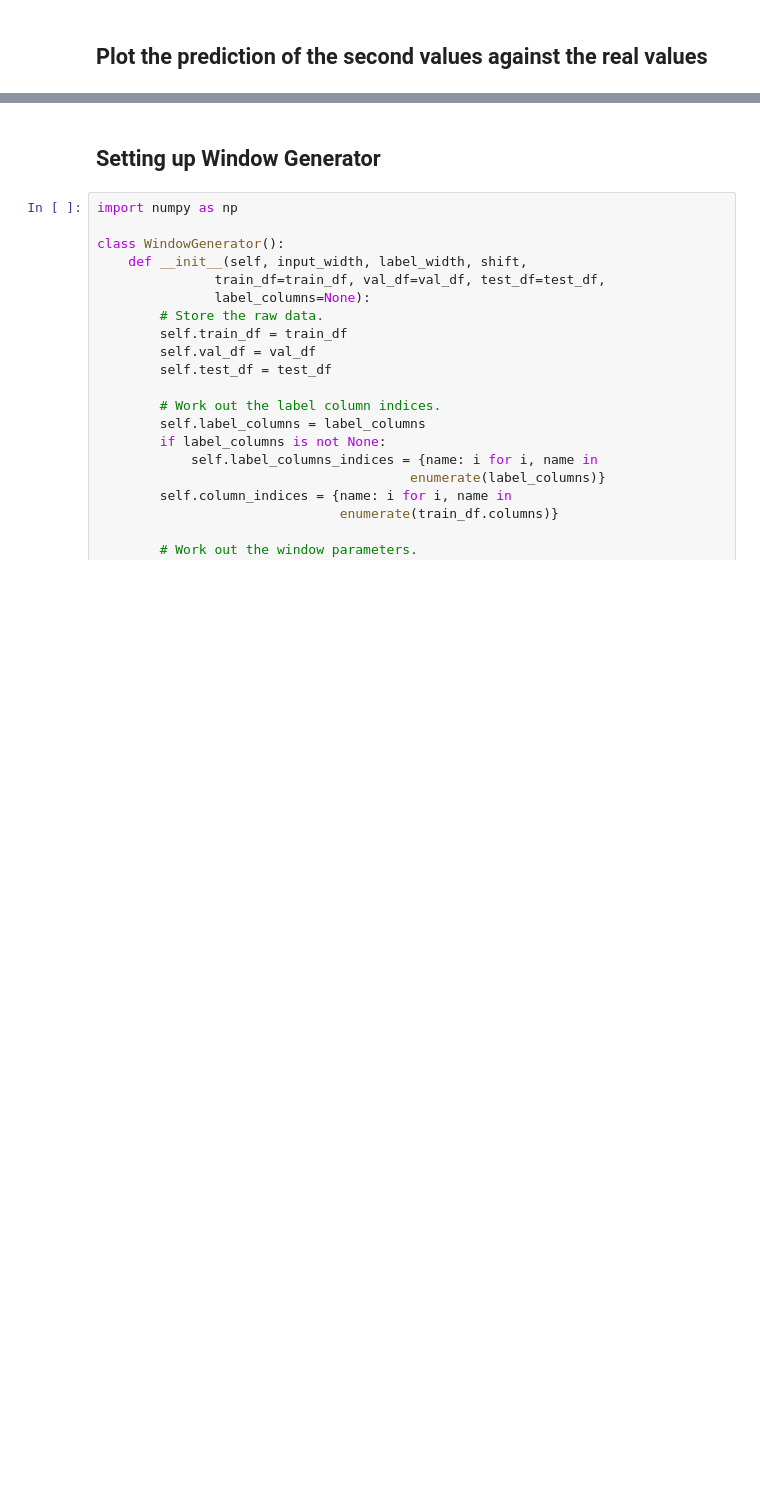
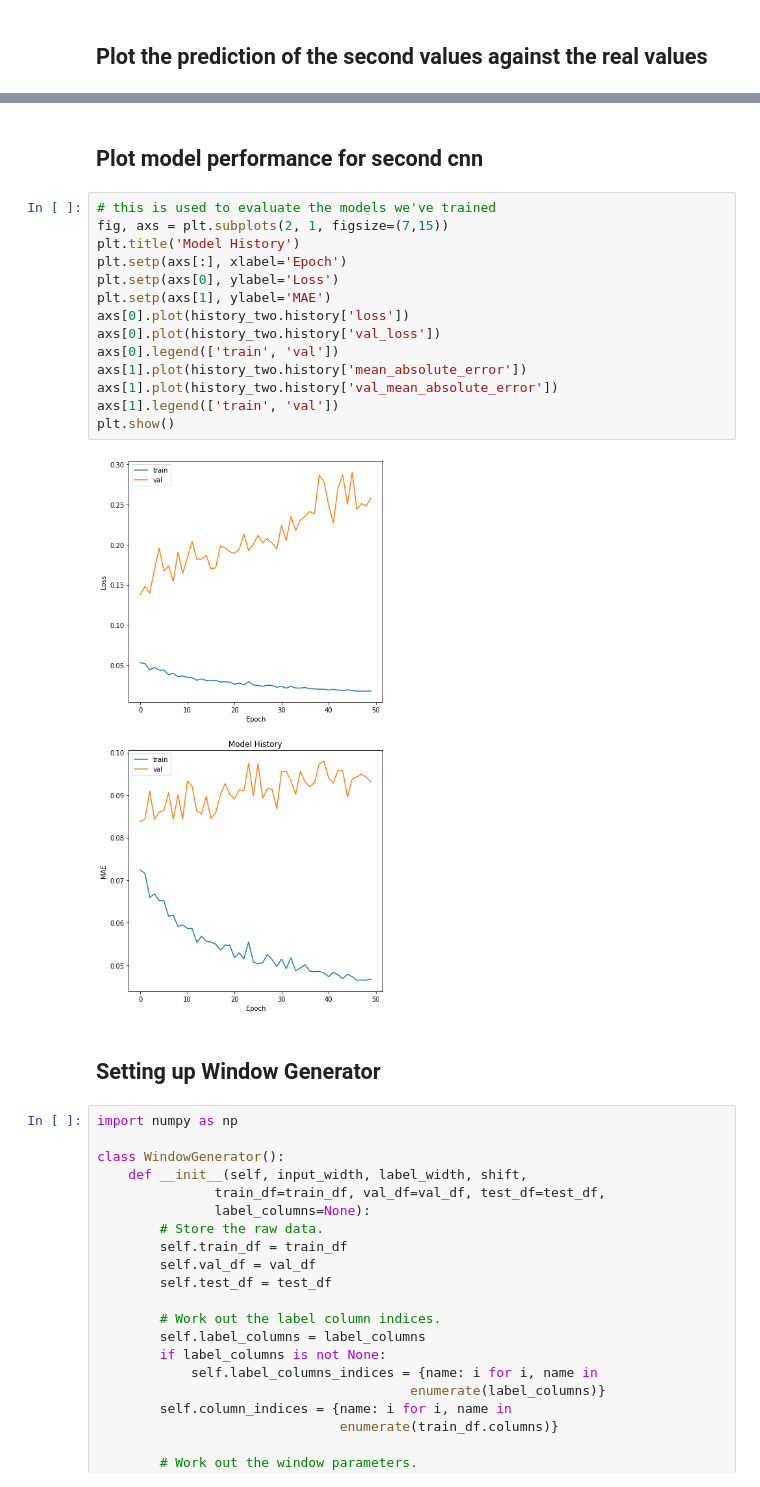
Before and after one commit to kcaruso4/ml_final_proj, a Jupyter notebook: ML_Final_Project_CNN_Model.ipynb, the cells around one changed output, grey strips where cells are left out. Saved outputs shown, nothing was run; the diff lists cells and outputs as text; blank space fills up the shorter version.

```diff
--- a/ML_Final_Project_CNN_Model.ipynb
+++ b/ML_Final_Project_CNN_Model.ipynb
@@ -529,3 +477,21 @@ Test loss: 0.004044896457344294 // Test mean absolute error: 0.00404489645734429
+# %% [markdown]
+## Plot model performance for second cnn
+# %%
+# this is used to evaluate the models we've trained
+fig, axs = plt.subplots(2, 1, figsize=(7,15))
+plt.title('Model History')
+plt.setp(axs[:], xlabel='Epoch')
+plt.setp(axs[0], ylabel='Loss')
+plt.setp(axs[1], ylabel='MAE')
+axs[0].plot(history_two.history['loss'])
+axs[0].plot(history_two.history['val_loss'])
+axs[0].legend(['train', 'val'])
+axs[1].plot(history_two.history['mean_absolute_error'])
+axs[1].plot(history_two.history['val_mean_absolute_error'])
+axs[1].legend(['train', 'val'])
+plt.show()
+# %% [output]
+[figure, added]
 # %% [markdown]
 ## Setting up Window Generator
 # %%
```
Also changed, not shown: parts of 13 cells of this notebook.
